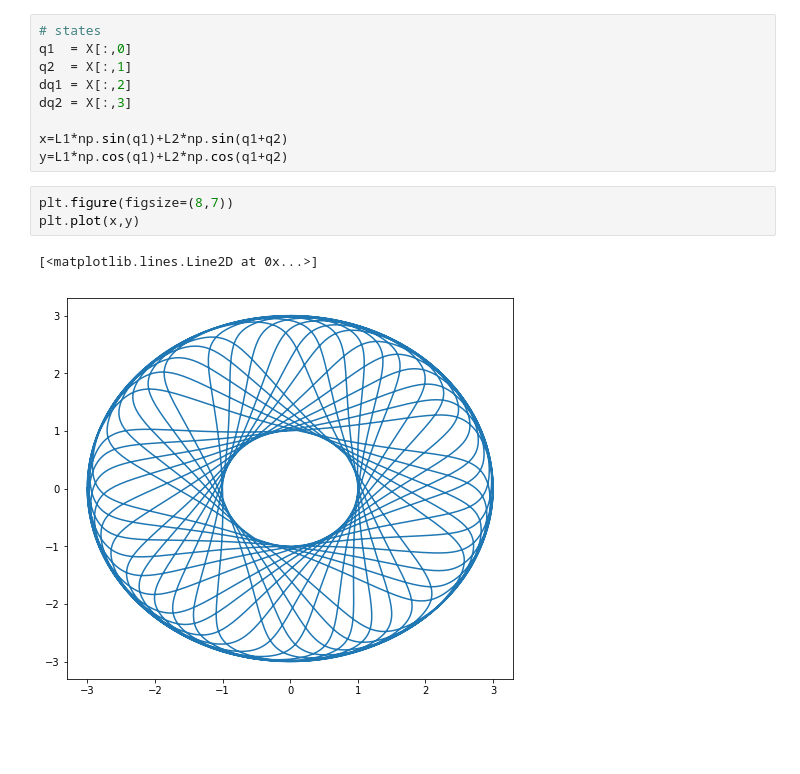
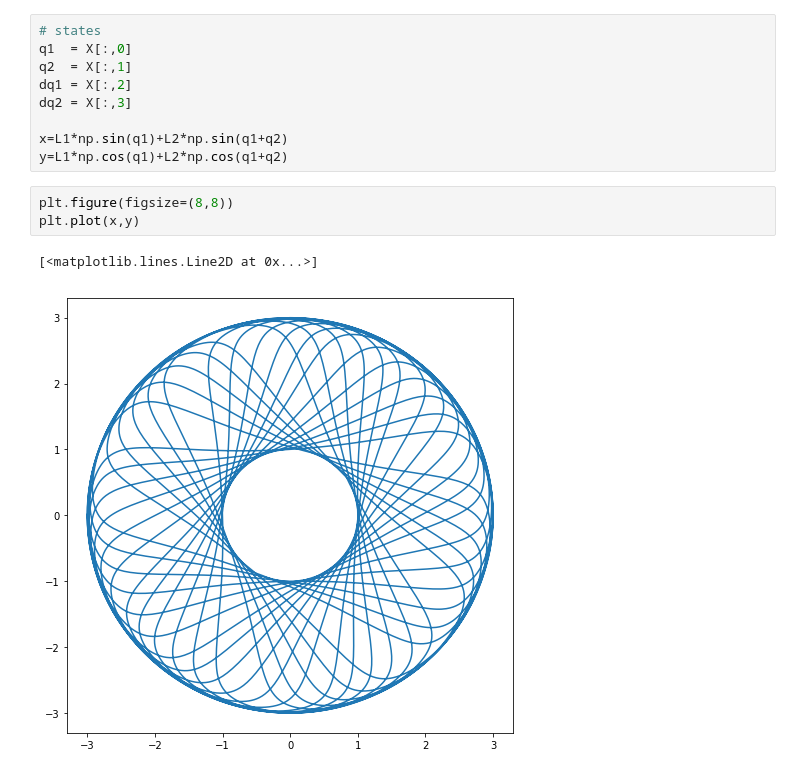
Before and after one commit to jefersonjlima/2dof-arm, a Jupyter notebook: Robotic_Arm.ipynb, the cells around one changed output. Cells and saved outputs as stored; diff of their text form; blank space fills up the shorter version.

```diff
--- a/Robotic_Arm.ipynb
+++ b/Robotic_Arm.ipynb
@@ -107,8 +105,8 @@ dq2 = X[:,3]
 x=L1*np.sin(q1)+L2*np.sin(q1+q2)
 y=L1*np.cos(q1)+L2*np.cos(q1+q2)
 # %%
-plt.figure(figsize=(8,7))
+plt.figure(figsize=(8,8))
 plt.plot(x,y)
 # %% [output]
 [<matplotlib.lines.Line2D at 0x...>]
-[figure, old version]
+[figure, new version]
```
Also changed, not shown: parts of 1 cell of this notebook.
